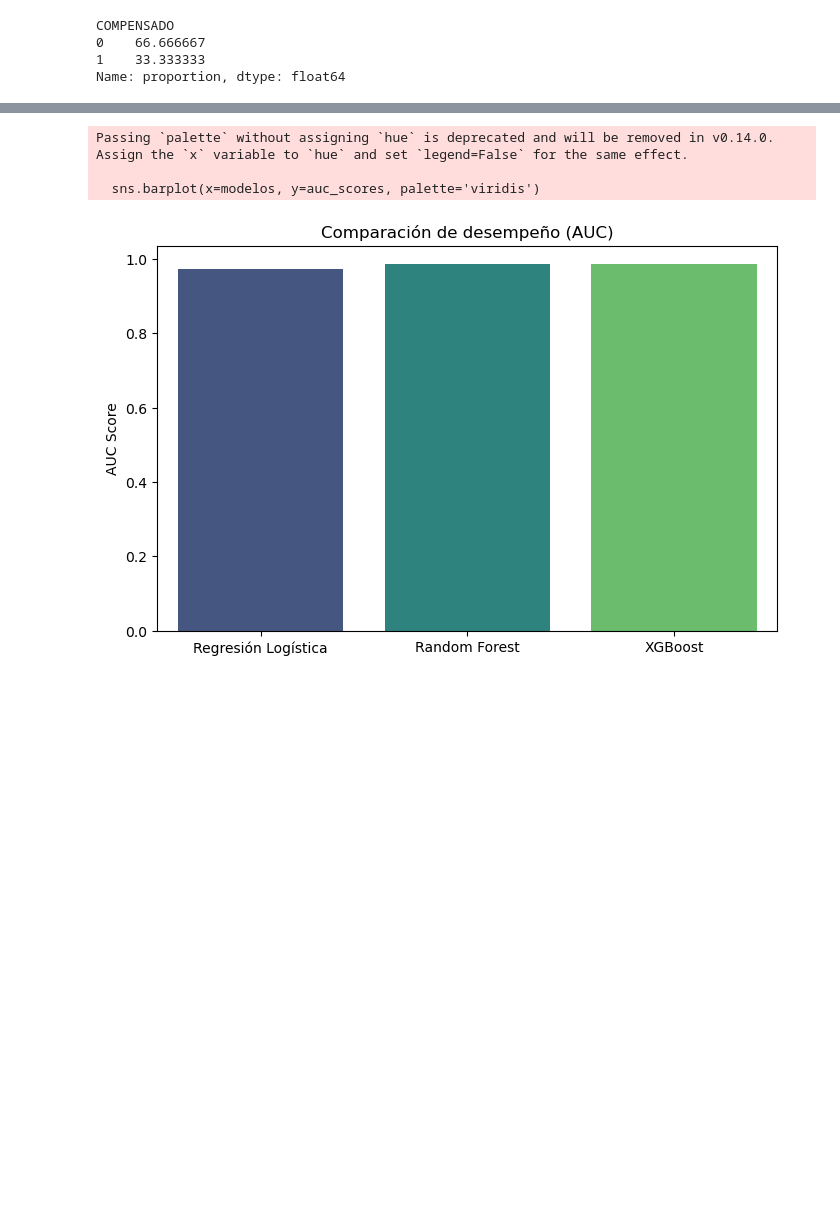
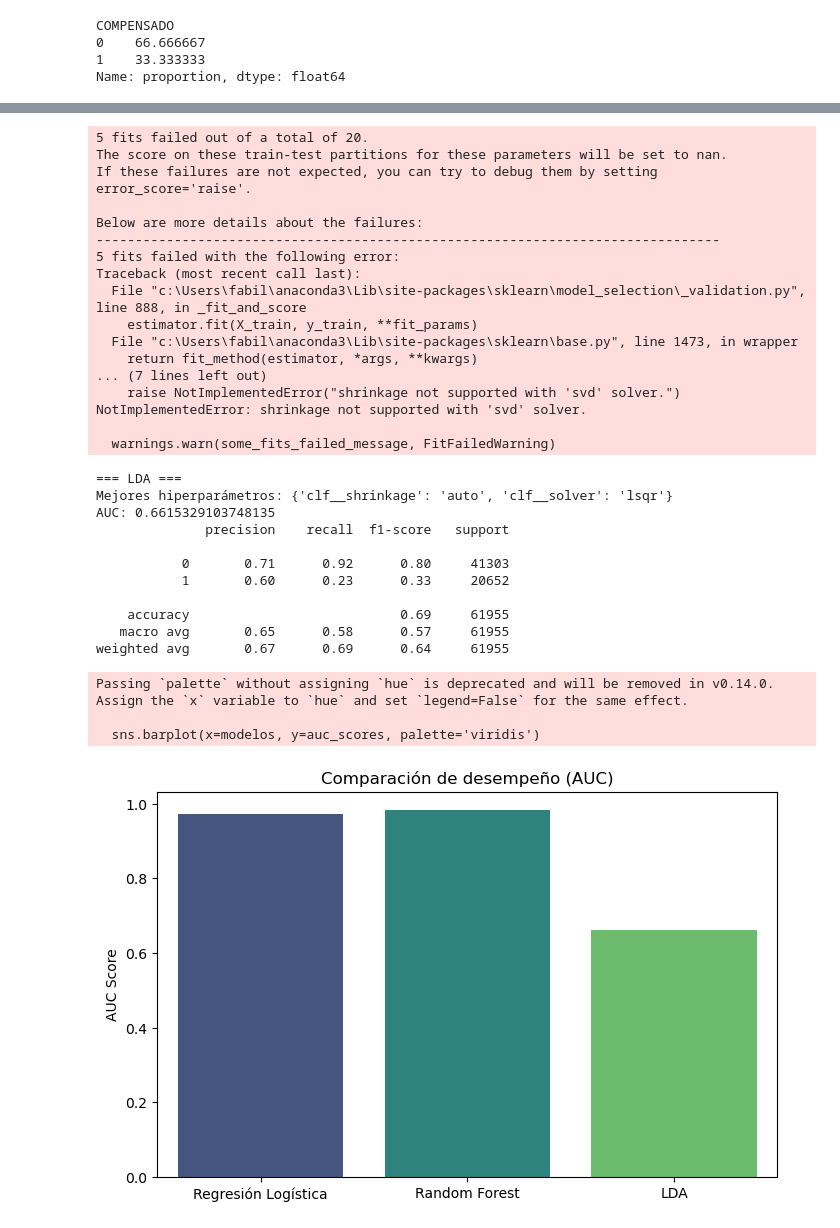
Before and after one commit to Fabian-11/Proyecto---Despliegue-de-Soluciones-Analiticas, a Jupyter notebook: Proyecto DSA - Compensaciones Empresa de Energia.ipynb, the cells around one changed output, grey strips where cells are left out. Saved outputs shown, nothing was run; the diff lists cells and outputs as text; code cells hidden in the pictures; blank space fills up the shorter version.

Commit message:
Modelo Final LDA

```diff
--- a/Proyecto DSA - Compensaciones Empresa de Energia.ipynb
+++ b/Proyecto DSA - Compensaciones Empresa de Energia.ipynb
@@ -587,11 +525,0 @@ for col_x, col_y in columnas_comparar:
-# %%
-# Identificar columnas que terminan en _y
-cols_y = [col for col in base_final.columns if col.endswith("_y")]
-
-# Eliminar esas columnas
-base_final_limpia = base_final.drop(columns=cols_y).reset_index(drop=True)
-
-# Confirmar resultado
-print("=== Columnas eliminadas correctamente ===")
-print(f"Columnas eliminadas: {cols_y}")
-print(f"Columnas finales: {len(base_final_limpia.columns)}")
@@ -847,7 +725,7 @@ from sklearn.pipeline import Pipeline
 from sklearn.metrics import classification_report, roc_auc_score
 from sklearn.linear_model import LogisticRegression
 from sklearn.ensemble import RandomForestClassifier
-from xgboost import XGBClassifier
+from sklearn.discriminant_analysis import LinearDiscriminantAnalysis as LDA  # ⬅️ reemplaza XGBoost
 import numpy as np
 import pandas as pd
 import matplotlib.pyplot as plt
@@ -882,7 +760,7 @@ cardinalidades = X_train[cat_cols].nunique().sort_values()
 low_cat = cardinalidades[cardinalidades <= 30].index.tolist()
 high_cat = cardinalidades[cardinalidades > 30].index.tolist()
 
-# Para Regresión Logística
+# Para Regresión Logística y LDA (escalado + one-hot de baja cardinalidad)
 pre_lr = ColumnTransformer(
     transformers=[
         ('num', StandardScaler(), num_cols),
@@ -891,7 +769,7 @@ pre_lr = ColumnTransformer(
     remainder='drop'
 )
 
-# Para modelos de árboles (RF, XGB)
+# Para modelos de árboles (RF)
 pre_tree = ColumnTransformer(
     transformers=[
         ('num', 'passthrough', num_cols),
@@ -913,15 +791,20 @@ pipe_rf = Pipeline([
     ('clf', RandomForestClassifier(random_state=42, class_weight='balanced'))
 ])
 
-pipe_xgb = Pipeline([
-    ('prep', pre_tree),
-    ('clf', XGBClassifier(eval_metric='logloss', random_state=42, tree_method='hist'))
+# ⬇️ LDA en lugar de XGBoost
+pipe_lda = Pipeline([
+    ('prep', pre_lr),  # igual que LR: num escaladas + one-hot en cats de baja cardinalidad
+    ('clf', LDA())
 ])
 
 # Parámetros
 grid_lr = {'clf__C': [0.1, 1, 10], 'clf__solver': ['lbfgs', 'liblinear']}
 grid_rf = {'clf__n_estimators': [100, 200], 'clf__max_depth': [8, 12], 'clf__min_samples_split': [2, 5]}
-grid_xgb = {'clf__n_estimators': [200, 300], 'clf__learning_rate': [0.05, 0.1], 'clf__max_depth': [4, 6, 8]}
+# ⬇️ Grid para LDA (solvers y shrinkage; shrinkage solo aplica a 'lsqr')
+grid_lda = {
+    'clf__solver': ['svd', 'lsqr'],
+    'clf__shrinkage': [None, 'auto']  # será ignorado si solver='svd'
+}
 
 # ==========================================================
 # 4️⃣ Entrenamiento y validación
@@ -940,13 +823,13 @@ def entrenar_y_evaluar(modelo, grid, nombre):
 
 auc_lr  = entrenar_y_evaluar(pipe_lr,  grid_lr,  "Regresión Logística")
 auc_rf  = entrenar_y_evaluar(pipe_rf,  grid_rf,  "Random Forest")
-auc_xgb = entrenar_y_evaluar(pipe_xgb, grid_xgb, "XGBoost")
+auc_lda = entrenar_y_evaluar(pipe_lda, grid_lda, "LDA")
 
 # ==========================================================
 # 5️⃣ Comparación gráfica
 # ==========================================================
-modelos = ['Regresión Logística', 'Random Forest', 'XGBoost']
-auc_scores = [auc_lr, auc_rf, auc_xgb]
+modelos = ['Regresión Logística', 'Random Forest', 'LDA']
+auc_scores = [auc_lr, auc_rf, auc_lda]
 
 plt.figure(figsize=(8,5))
 sns.barplot(x=modelos, y=auc_scores, palette='viridis')
@@ -974,4 +857,32 @@ weighted avg       0.93      0.93      0.93     61951
-Passing `palette` without assigning `hue` is deprecated and will be removed in v0.14.0. Assign the `x` variable to `hue` and set `legend=False` for the same effect.
+5 fits failed out of a total of 20.
+The score on these train-test partitions for these parameters will be set to nan.
+If these failures are not expected, you can try to debug them by setting error_score='raise'.
 
-  sns.barplot(x=modelos, y=auc_scores, palette='viridis')
+Below are more details about the failures:
+--------------------------------------------------------------------------------
+5 fits failed with the following error:
+Traceback (most recent call last):
+  File "c:\Users\fabil\anaconda3\Lib\site-packages\sklearn\model_selection\_validation.py", line 888, in _fit_and_score
+    estimator.fit(X_train, y_train, **fit_params)
+  File "c:\Users\fabil\anaconda3\Lib\site-packages\sklearn\base.py", line 1473, in wrapper
+    return fit_method(estimator, *args, **kwargs)
+... (7 lines left out)
+    raise NotImplementedError("shrinkage not supported with 'svd' solver.")
+NotImplementedError: shrinkage not supported with 'svd' solver.
+
+  warnings.warn(some_fits_failed_message, FitFailedWarning)
+=== LDA ===
+Mejores hiperparámetros: {'clf__shrinkage': 'auto', 'clf__solver': 'lsqr'}
+AUC: 0.6615329103748135
+              precision    recall  f1-score   support
+
+           0       0.71      0.92      0.80     41303
+           1       0.60      0.23      0.33     20652
+
+    accuracy                           0.69     61955
+   macro avg       0.65      0.58      0.57     61955
+weighted avg       0.67      0.69      0.64     61955
+Passing `palette` without assigning `hue` is deprecated and will be removed in v0.14.0. Assign the `x` variable to `hue` and set `legend=False` for the same effect.
+
+  sns.barplot(x=modelos, y=auc_scores, palette='viridis')
-[figure, old version]
+[figure, new version]
```
Also changed, not shown: parts of 38 cells of this notebook.
